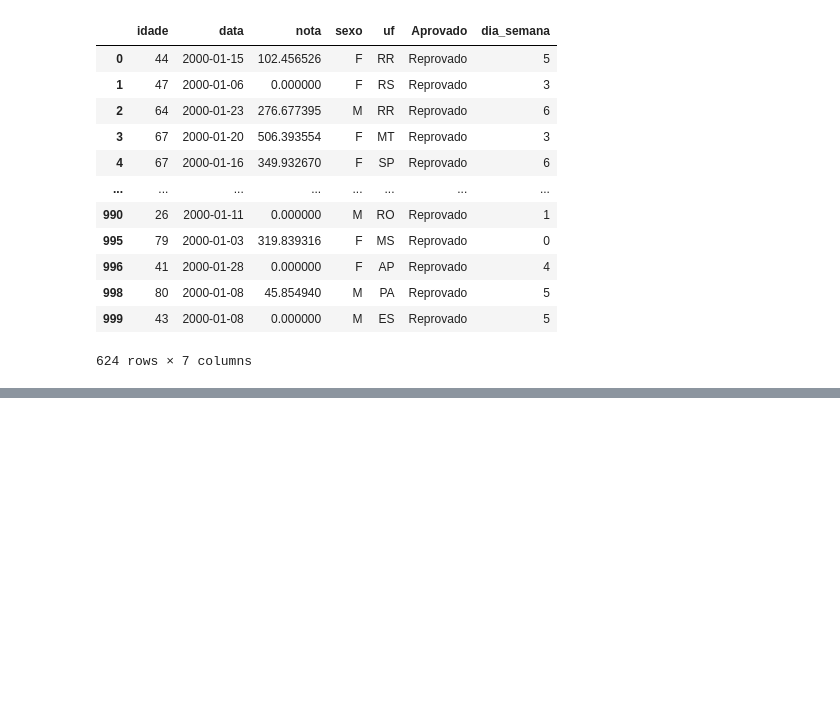
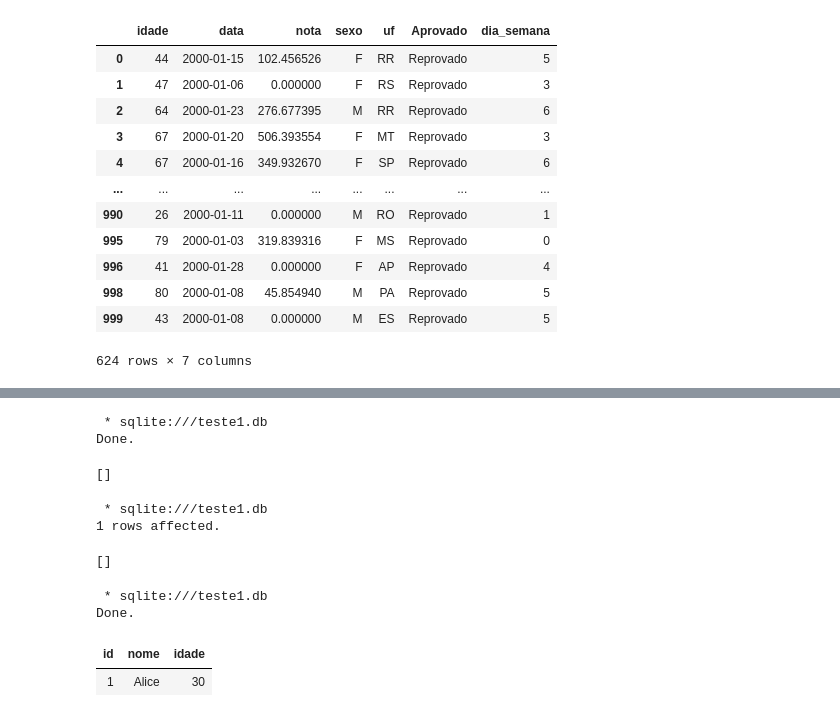
Before and after one commit to francfelipe/python-fundamentos, a Jupyter notebook: plumbers/python-exercicios-pandas-resolvido.ipynb, the cells around one changed output, grey strips where cells are left out. Cells and saved outputs as stored; diff of their text form; code cells hidden in the pictures; blank space fills up the shorter version.

```diff
--- a/plumbers/python-exercicios-pandas-resolvido.ipynb
+++ b/plumbers/python-exercicios-pandas-resolvido.ipynb
@@ -418,0 +564,22 @@ df\
+# %%
+%%sql
+CREATE TABLE exemplo (id INTEGER PRIMARY KEY, nome TEXT, idade INTEGER);
+# %% [output]
+ * sqlite:///teste1.db
+Done.
+[]
+# %%
+%%sql
+INSERT INTO exemplo (nome, idade) VALUES ('Alice', 30);
+# %% [output]
+ * sqlite:///teste1.db
+1 rows affected.
+[]
+# %%
+%%sql
+SELECT * FROM exemplo;
+# %% [output]
+ * sqlite:///teste1.db
+Done.
+| id | nome | idade |
+| 1 | Alice | 30 |
```
Also changed, not shown: parts of 14 cells of this notebook.
